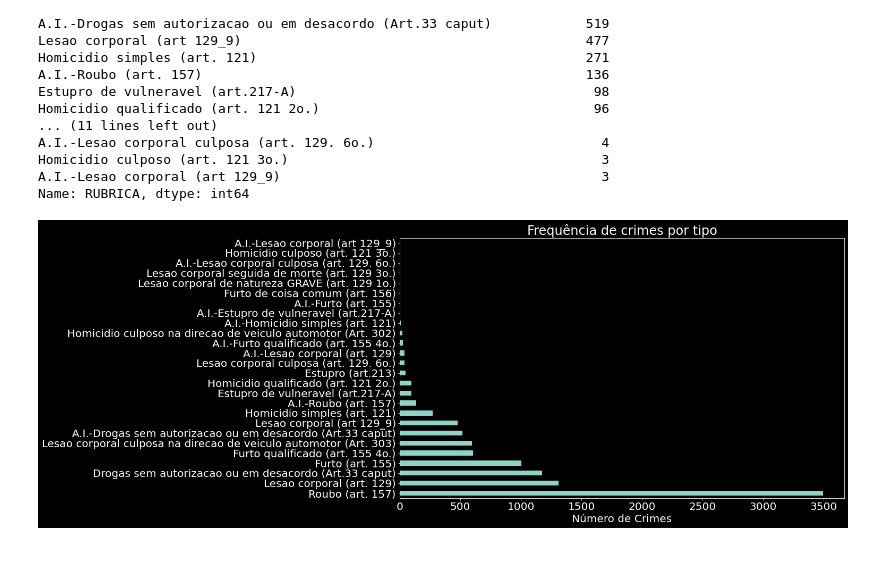
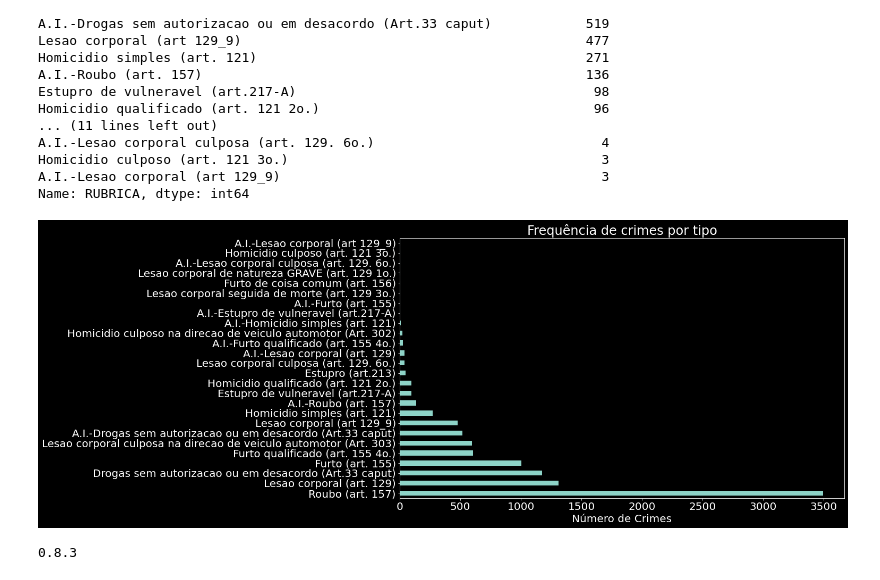
Before and after one commit to debora28/pi-2020.2, a Jupyter notebook: 07_12_Crime_E2.ipynb, the cells around one changed output. Cells and saved outputs as stored; diff of their text form; code cells hidden in the pictures.

```diff
--- a/07_12_Crime_E2.ipynb
+++ b/07_12_Crime_E2.ipynb
@@ -248,0 +310,2 @@ data.describe()
+# %%
+data2['COR'].fillna('12:00', inplace=True)
@@ -248,0 +323,2 @@ data.describe()
+# %%
+data2['DESCR_GRAU_INSTRUCAO'].fillna('12:00', inplace=True)
@@ -248,0 +340,2 @@ data.describe()
+# %%
+data2['IDADE_PESSOA'].fillna('12:00', inplace=True)
@@ -248,0 +357,2 @@ data.describe()
+# %%
+data2['DESCR_PROFISSAO'].fillna('12:00', inplace=True)
@@ -285,15 +436,22 @@ Name: RUBRICA, dtype: int64
 # %%
 plt.style.use('dark_background')
 plt.figure(figsize=(15,9))
 plt.xlabel('Número de Crimes')
-data['RUBRICA'].value_counts().plot(kind='barh', title='Frequência de crimes por tipo')
+data2['RUBRICA'].value_counts().plot(kind='barh', title='Frequência de crimes por tipo')
 plt.show()
 # %% [output]
-[figure, old version]
+[figure, new version]
 # %%
 # novas_colunas = pd.get_dummies(data2['RUBRICA'])
 # data3 = pd.concat([data2,novas_colunas], axis=1)
 # data3.head(2)
+# %%
+import os
+import folium
+import pandas as pd
+print(folium.__version__)
+# %% [output]
+0.8.3
 # %%
 !pip install git+https://github.com/python-visualization/folium
 # %% [output]
```
Also changed, not shown: parts of 52 cells of this notebook.
